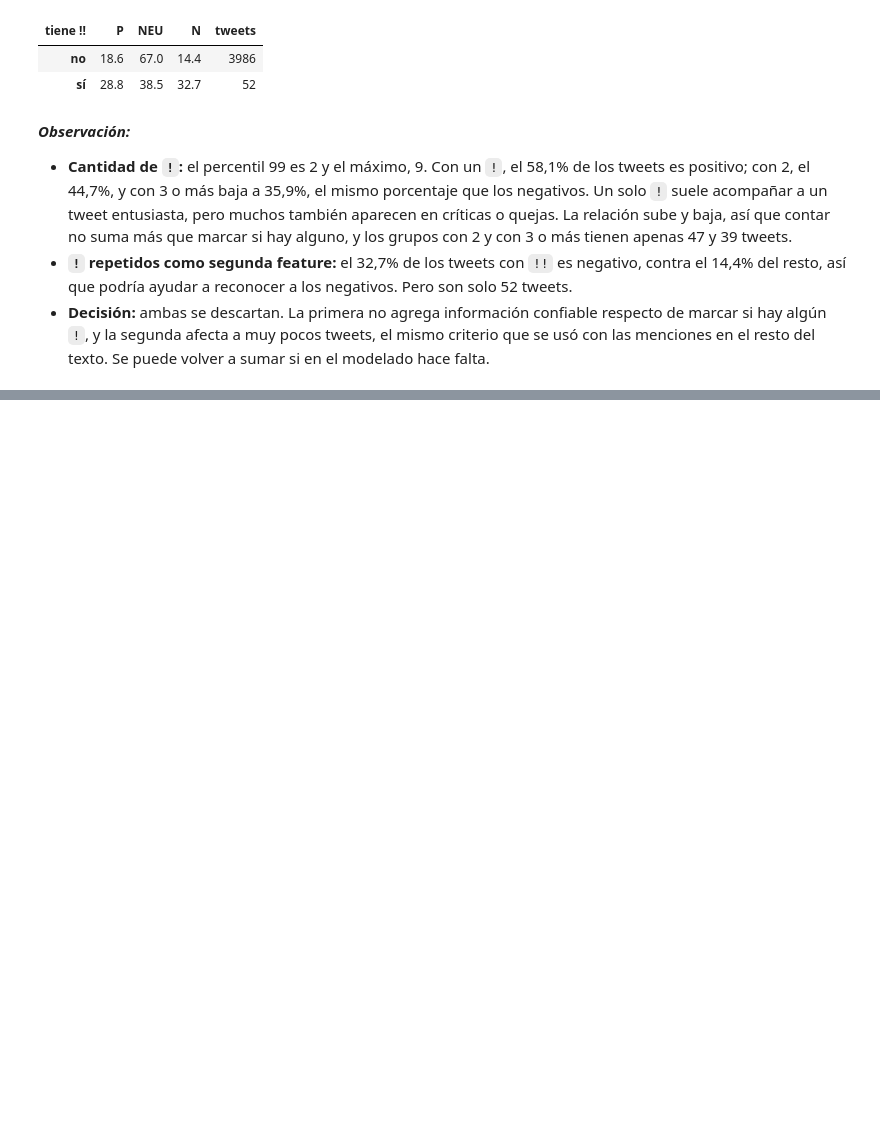
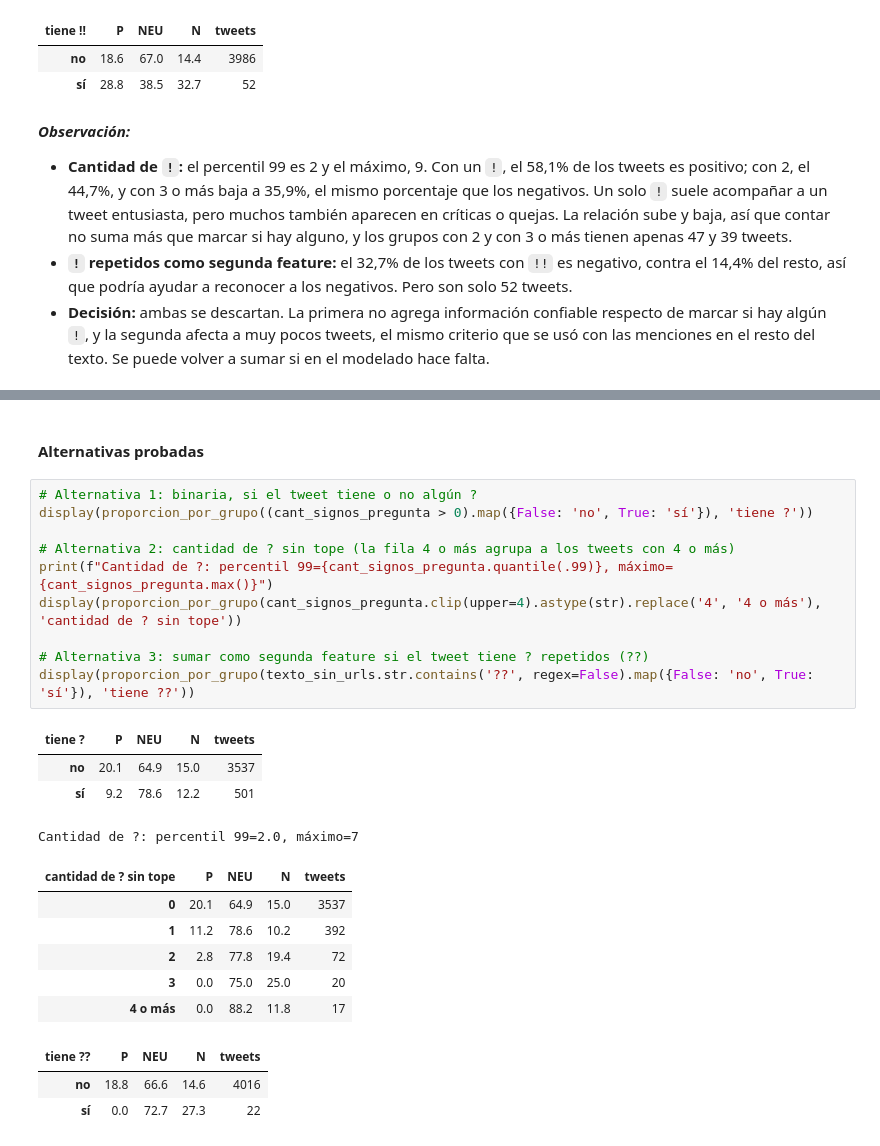
Before and after one commit to Barlita03/TP-CienciasDeDatos, a Jupyter notebook: TP1_CdD.ipynb, the cells around one changed output, grey strips where cells are left out. Cells and saved outputs as stored; diff of their text form; blank space fills up the shorter version.

```diff
--- a/TP1_CdD.ipynb
+++ b/TP1_CdD.ipynb
@@ -828,0 +877,26 @@ Cantidad de !: percentil 99=2.0, máximo=9
+# %% [markdown]
+#### Alternativas probadas
+# %%
+# Alternativa 1: binaria, si el tweet tiene o no algún ?
+display(proporcion_por_grupo((cant_signos_pregunta > 0).map({False: 'no', True: 'sí'}), 'tiene ?'))
+
+# Alternativa 2: cantidad de ? sin tope (la fila 4 o más agrupa a los tweets con 4 o más)
+print(f"Cantidad de ?: percentil 99={cant_signos_pregunta.quantile(.99)}, máximo={cant_signos_pregunta.max()}")
+display(proporcion_por_grupo(cant_signos_pregunta.clip(upper=4).astype(str).replace('4', '4 o más'), 'cantidad de ? sin tope'))
+
+# Alternativa 3: sumar como segunda feature si el tweet tiene ? repetidos (??)
+display(proporcion_por_grupo(texto_sin_urls.str.contains('??', regex=False).map({False: 'no', True: 'sí'}), 'tiene ??'))
+# %% [output]
+| tiene ? | P | NEU | N | tweets |
+| no | 20.1 | 64.9 | 15.0 | 3537 |
+| sí | 9.2 | 78.6 | 12.2 | 501 |
+Cantidad de ?: percentil 99=2.0, máximo=7
+| cantidad de ? sin tope | P | NEU | N | tweets |
+| 0 | 20.1 | 64.9 | 15.0 | 3537 |
+| 1 | 11.2 | 78.6 | 10.2 | 392 |
+| 2 | 2.8 | 77.8 | 19.4 | 72 |
+| 3 | 0.0 | 75.0 | 25.0 | 20 |
+| 4 o más | 0.0 | 88.2 | 11.8 | 17 |
+| tiene ?? | P | NEU | N | tweets |
+| no | 18.8 | 66.6 | 14.6 | 4016 |
+| sí | 0.0 | 72.7 | 27.3 | 22 |
```
Also changed, not shown: parts of 4 cells of this notebook, 1 other file.
